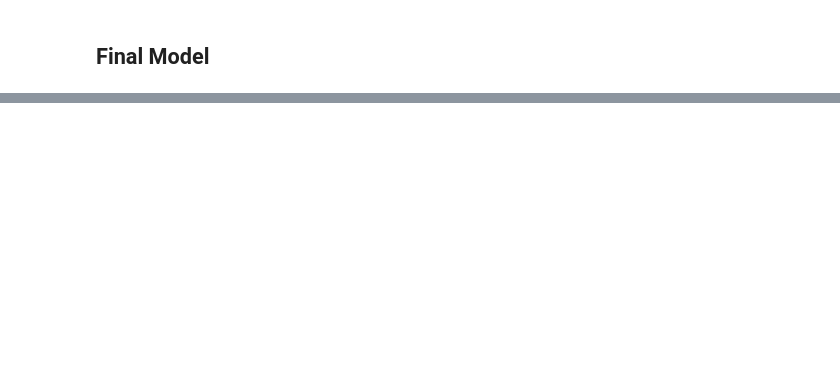
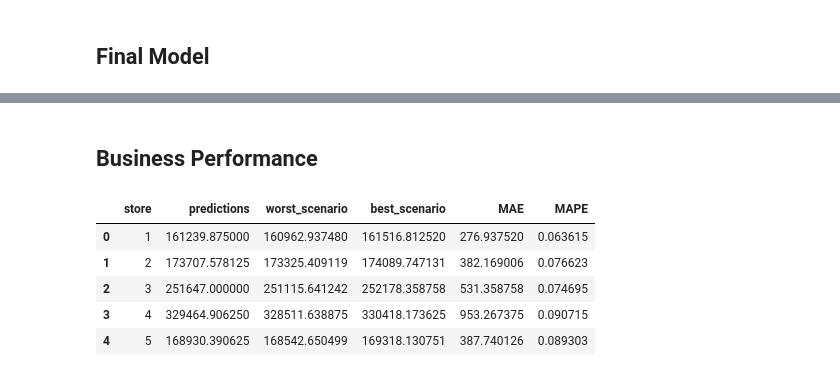
Before and after one commit to LuigiFerrari14/Data-Science-in-Production, a Jupyter notebook: RossmannSalesPrediction.ipynb, the cells around one changed output, grey strips where cells are left out. Saved outputs shown, nothing was run; the diff lists cells and outputs as text; code cells hidden in the pictures; blank space fills up the shorter version.

```diff
--- a/RossmannSalesPrediction.ipynb
+++ b/RossmannSalesPrediction.ipynb
@@ -1246,0 +1294,2 @@ xbg_result_tunned
+# %% [markdown]
+## Business Performance
@@ -1246,0 +1317,9 @@ xbg_result_tunned
+# %%
+df92.head()
+# %% [output]
+|  | store | predictions | worst_scenario | best_scenario | MAE | MAPE |
+| 0 | 1 | 161239.875000 | 160962.937480 | 161516.812520 | 276.937520 | 0.063615 |
+| 1 | 2 | 173707.578125 | 173325.409119 | 174089.747131 | 382.169006 | 0.076623 |
+| 2 | 3 | 251647.000000 | 251115.641242 | 252178.358758 | 531.358758 | 0.074695 |
+| 3 | 4 | 329464.906250 | 328511.638875 | 330418.173625 | 953.267375 | 0.090715 |
+| 4 | 5 | 168930.390625 | 168542.650499 | 169318.130751 | 387.740126 | 0.089303 |
```
Also changed, not shown: parts of 18 cells of this notebook.
